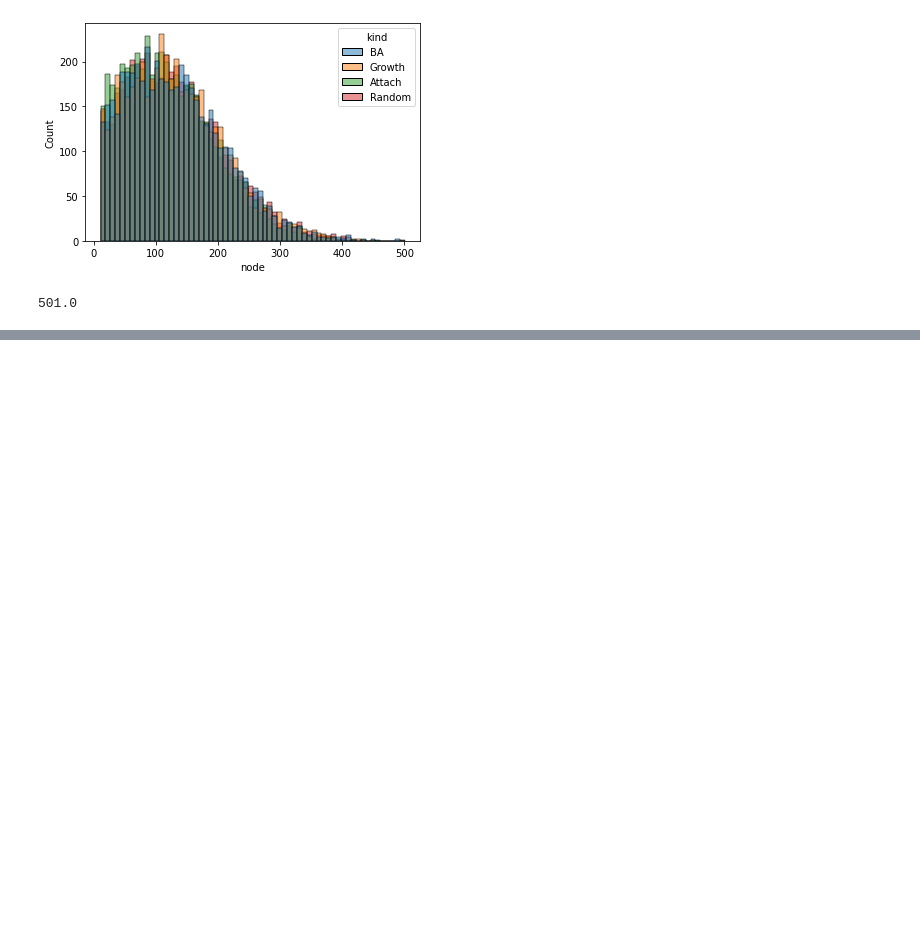
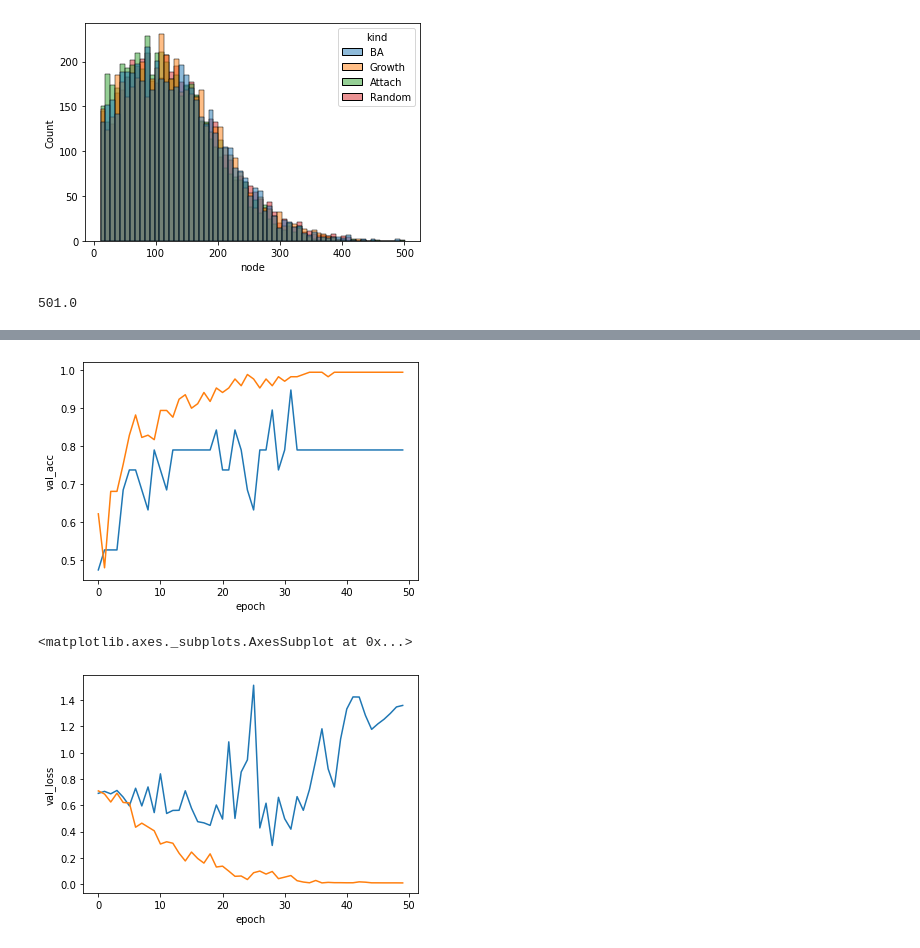
Before and after one commit to HayatoTanoue/CNN_GNN_exeriments, a Jupyter notebook: notebooks/log_eda.ipynb, the cells around one changed output, grey strips where cells are left out. Cells and saved outputs as stored; diff of their text form; code cells hidden in the pictures; blank space fills up the shorter version.

```diff
--- a/notebooks/log_eda.ipynb
+++ b/notebooks/log_eda.ipynb
@@ -226,0 +287,8 @@ df["node"].max()
+# %%
+csv_paths = glob(trainlog_files[0] + "/train_log/*.csv")
+# %%
+all_logs = pd.DataFrame()
+for path in csv_paths:
+    df = pd.read_csv(path)
+    df = df.groupby()
+    all_logs = pd.concat([all_logs, df])
@@ -226,0 +311,12 @@ df["node"].max()
+# %%
+df_mean = all_logs.groupby([,"epoch"]).mean()
+# %%
+sns.lineplot(x="epoch", y="val_acc", data=df_mean)
+sns.lineplot(x="epoch", y="train_acc", data=df_mean)
+plt.show()
+sns.lineplot(x="epoch", y="val_loss", data=df_mean)
+sns.lineplot(x="epoch", y="train_loss", data=df_mean)
+# %% [output]
+[figure, added]
+<matplotlib.axes._subplots.AxesSubplot at 0x...>
+[figure, added]
```
Also changed, not shown: parts of 21 cells of this notebook, 17 other files.
